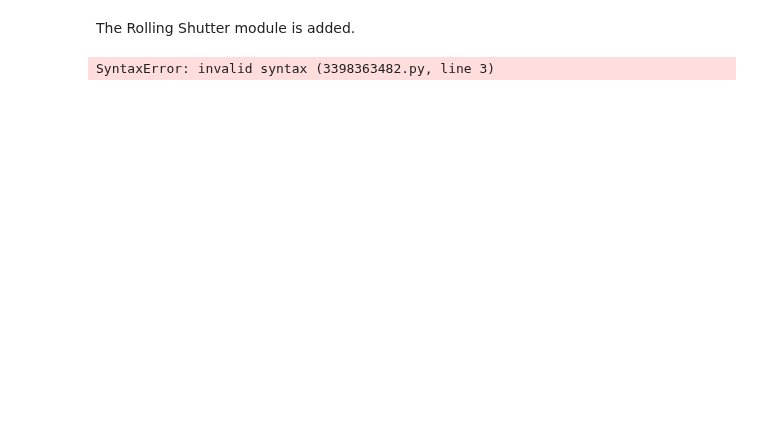
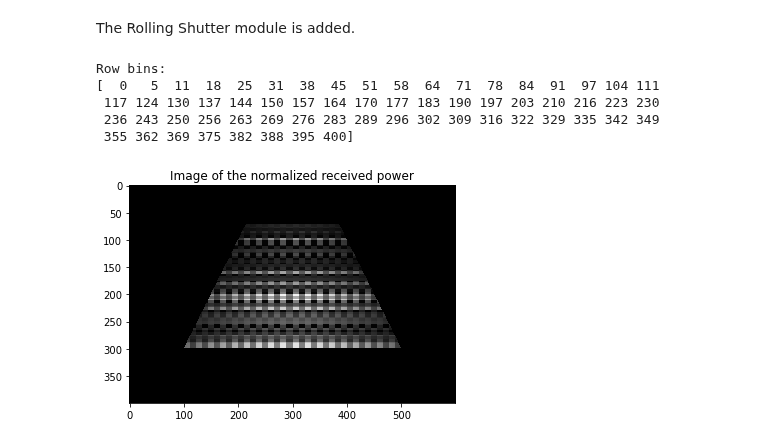
Before and after one commit to jufgutierrezgo/rs-vlc-model, a Jupyter notebook: rs-vlc-simulation.ipynb, the cells around one changed output. Drawn from its saved outputs; the diff is of its cells as text; code cells hidden in the pictures; blank space fills up the shorter version.

```diff
--- a/rs-vlc-simulation.ipynb
+++ b/rs-vlc-simulation.ipynb
@@ -136,13 +139,20 @@ Crosstalk matrix:
 The Rolling Shutter module is added.
 # %%
 rollingshutter = RS(
-    name= "rs",
+    name="rs",
     t_exposure=85e-6,
     t_rowdelay=18.904e-6,
     t_start=0,
     iso=200,
     transmitter=transmitter,
     camera=camera
-    )
+)
+
+rollingshutter.plot_current_image()
 # %% [output]
-SyntaxError: invalid syntax (3398363482.py, line 3)
+Row bins:
+[  0   5  11  18  25  31  38  45  51  58  64  71  78  84  91  97 104 111
+ 117 124 130 137 144 150 157 164 170 177 183 190 197 203 210 216 223 230
+ 236 243 250 256 263 269 276 283 289 296 302 309 316 322 329 335 342 349
+ 355 362 369 375 382 388 395 400]
+[figure, added]
```
Also changed, not shown: parts of 3 cells of this notebook, 4 other files.
